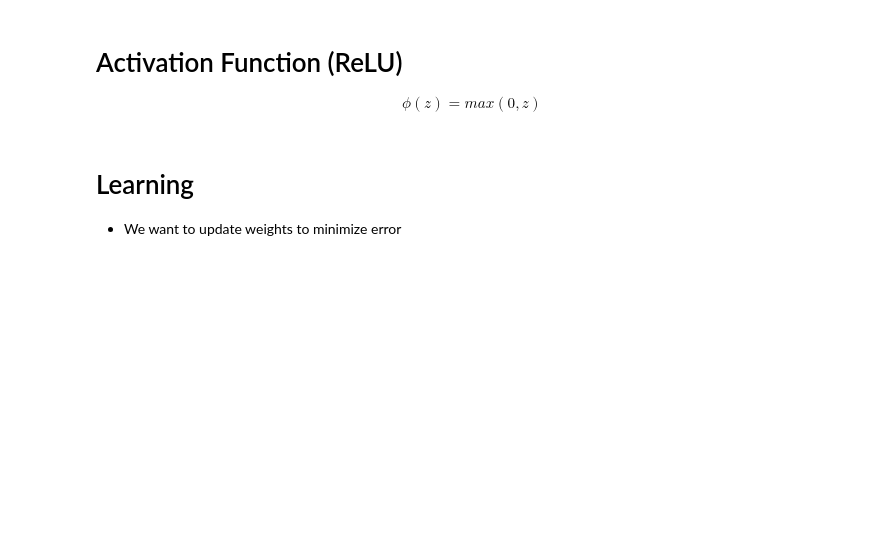
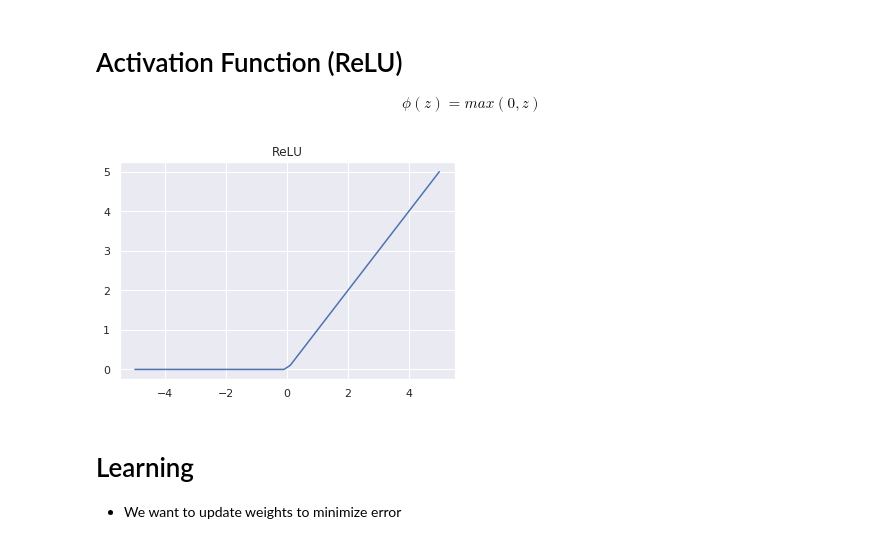
Before and after one commit to jordanott/DeepLearning, a Jupyter notebook: Notebooks/01 Introduction.ipynb, the cells around one changed output. Cells and saved outputs as stored; diff of their text form; code cells hidden in the pictures; blank space fills up the shorter version.

```diff
--- a/Notebooks/01 Introduction.ipynb
+++ b/Notebooks/01 Introduction.ipynb
@@ -427,6 +464,13 @@ What does this look like that we've seen before?
 \begin{equation}
     \phi (z) = max(0, z)
 \end{equation}
+# %%
+x = np.linspace(-5, 5)
+y = np.maximum(0,x)
+
+plt.plot(x,y); plt.title('ReLU'); plt.show()
+# %% [output]
+[figure, added]
 # %% [markdown]
 # Learning
 * We want to update weights to minimize error
```
Also changed, not shown: parts of 15 cells of this notebook, 10 other files.
